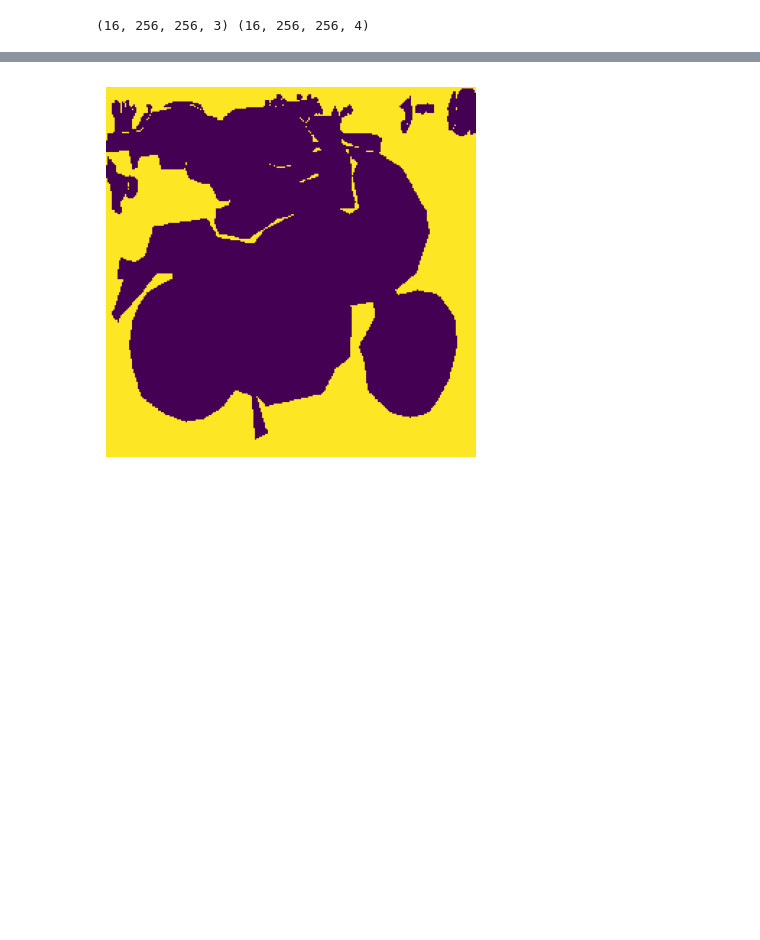
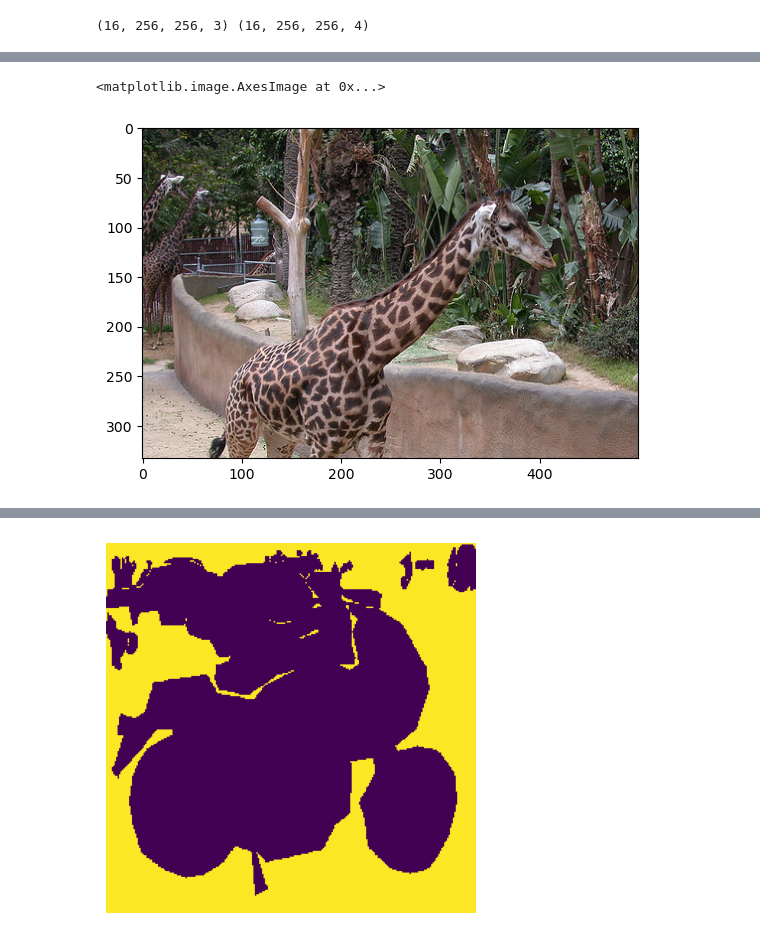
Before and after one commit to rucasca/TFM, a Jupyter notebook: src/data_modeling_UNET.ipynb, the cells around one changed output, grey strips where cells are left out. Saved outputs shown, nothing was run; the diff lists cells and outputs as text; code cells hidden in the pictures; blank space fills up the shorter version.

```diff
--- a/src/data_modeling_UNET.ipynb
+++ b/src/data_modeling_UNET.ipynb
@@ -145,0 +188,23 @@ for batch in dataset_test.take(1):
+# %%
+def resize_add_top_right(img, mask, target_shape):
+
+    input_h, input_w, _ = img.shape
+    target_h, target_w, _ = target_shape
+
+    # Crop if needed (from bottom and left)
+    cropped = img[:min(input_h, target_h), :min(input_w, target_w), :]
+    cropped_mask = mask[:min(input_h, target_h), :min(input_w, target_w)]
+
+    # Compute padding amounts
+    pad_top = max(target_h - cropped.shape[0], 0)
+    pad_right = max(target_w - cropped.shape[1], 0)
+
+    # Apply padding on top and right
+    padded = np.pad(cropped,
+                    ((pad_top, 0), (0, pad_right), (0, 0)),
+                    mode='constant', constant_values=0)
+
+    padded_mask = np.pad(cropped_mask,
+                    ((pad_top, 0), (0, pad_right)),
+                    mode='constant', constant_values=0)
+    return padded, padded_mask
@@ -145,0 +263,6 @@ for batch in dataset_test.take(1):
+# %%
+image, mask = resize_add_top_right(image,mask, (333, 500, 3))
+plt.imshow(image)
+# %% [output]
+<matplotlib.image.AxesImage at 0x...>
+[figure, added]
```
Also changed, not shown: parts of 18 cells of this notebook.
